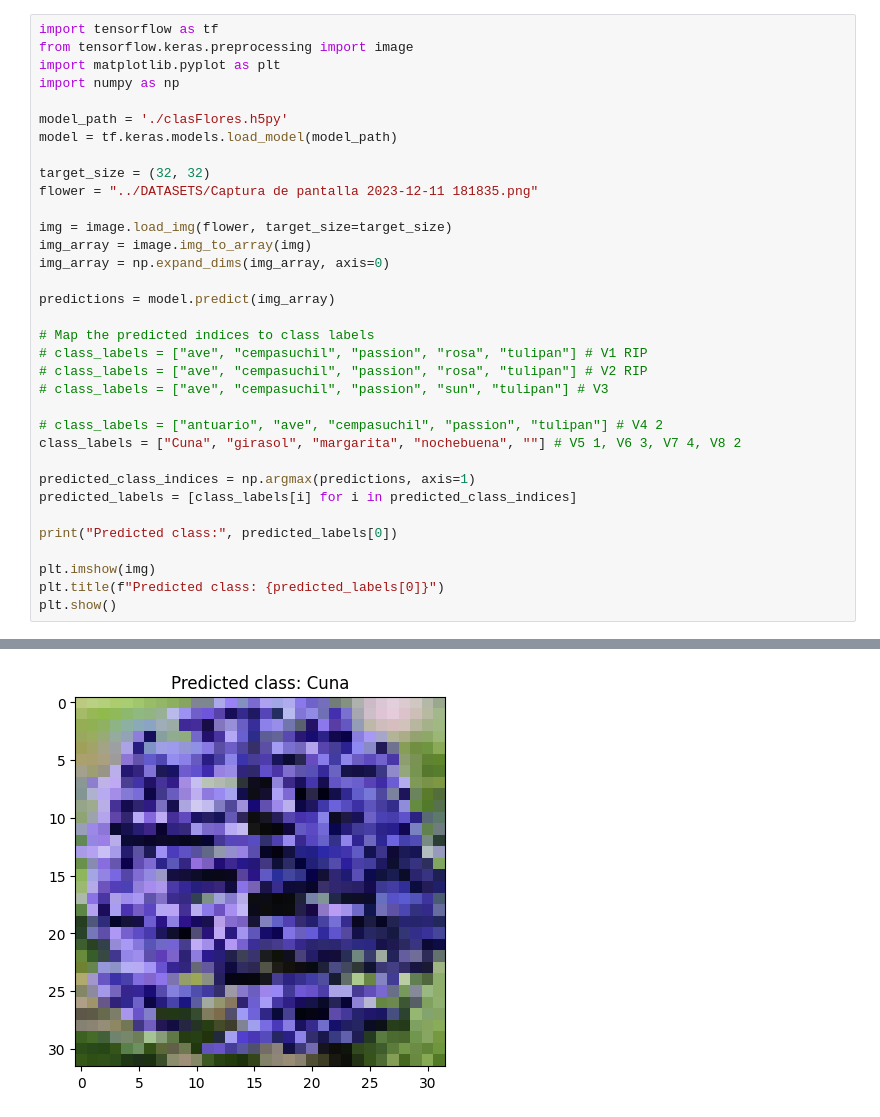
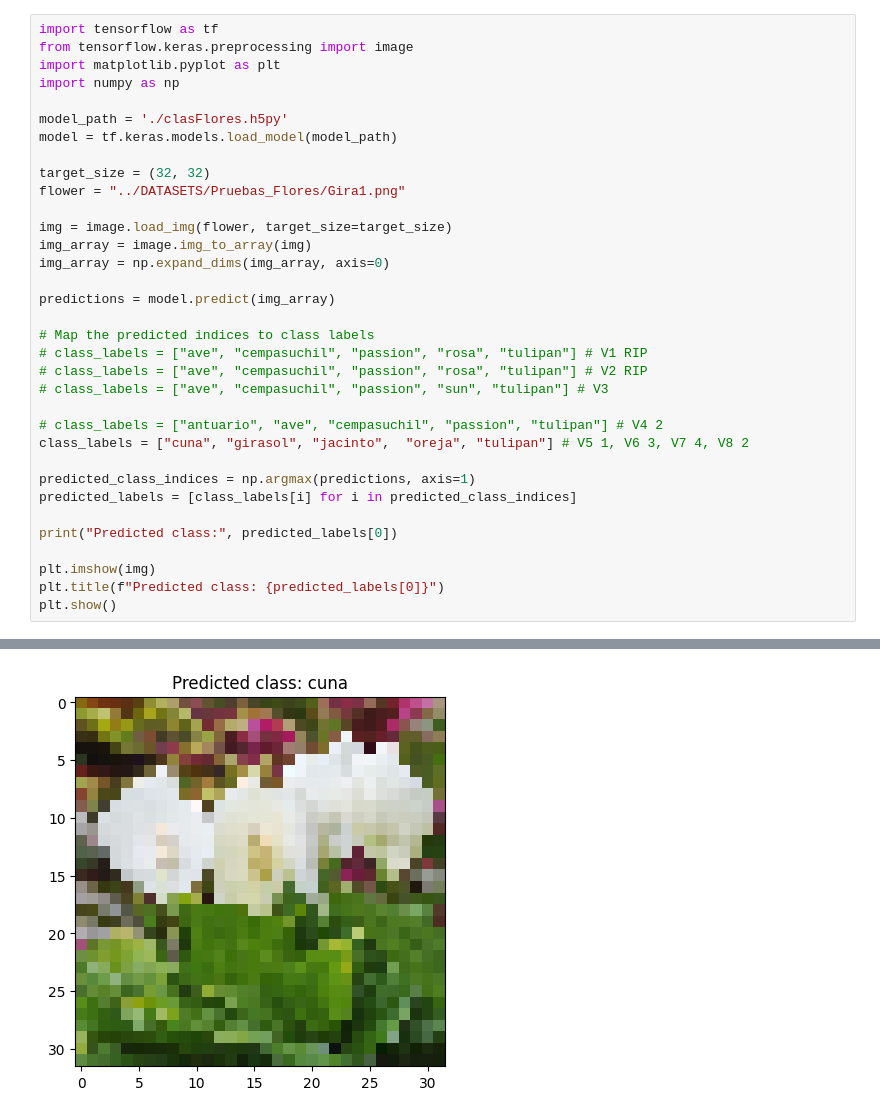
Before and after one commit to NicolasAlejandroBasilioNava/TrabajosIATec, a Jupyter notebook: ProyectosIaNicolas/predict.ipynb, the cells around one changed output, grey strips where cells are left out. Drawn from its saved outputs; the diff is of its cells as text.

```diff
--- a/ProyectosIaNicolas/predict.ipynb
+++ b/ProyectosIaNicolas/predict.ipynb
@@ -8,7 +8,7 @@ model_path = './clasFlores.h5py'
 model = tf.keras.models.load_model(model_path)
 
 target_size = (32, 32)
-flower = "../DATASETS/Captura de pantalla 2023-12-11 181835.png"
+flower = "../DATASETS/Pruebas_Flores/Gira1.png"
 
 img = image.load_img(flower, target_size=target_size)
 img_array = image.img_to_array(img)
@@ -22,7 +22,7 @@ predictions = model.predict(img_array)
 # class_labels = ["ave", "cempasuchil", "passion", "sun", "tulipan"] # V3
 
 # class_labels = ["antuario", "ave", "cempasuchil", "passion", "tulipan"] # V4 2
-class_labels = ["Cuna", "girasol", "margarita", "nochebuena", ""] # V5 1, V6 3, V7 4, V8 2
+class_labels = ["cuna", "girasol", "jacinto",  "oreja", "tulipan"] # V5 1, V6 3, V7 4, V8 2
 
 predicted_class_indices = np.argmax(predictions, axis=1)
 predicted_labels = [class_labels[i] for i in predicted_class_indices]
@@ -38 +38 @@ Predicted class: Cuna
-[figure, old version]
+[figure, new version]
```
Also changed, not shown: parts of 1 cell of this notebook, 31 other files.
